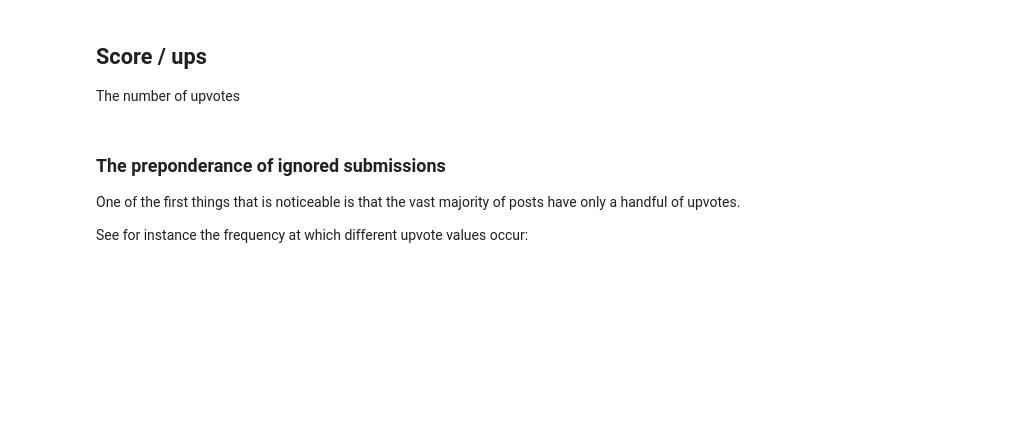
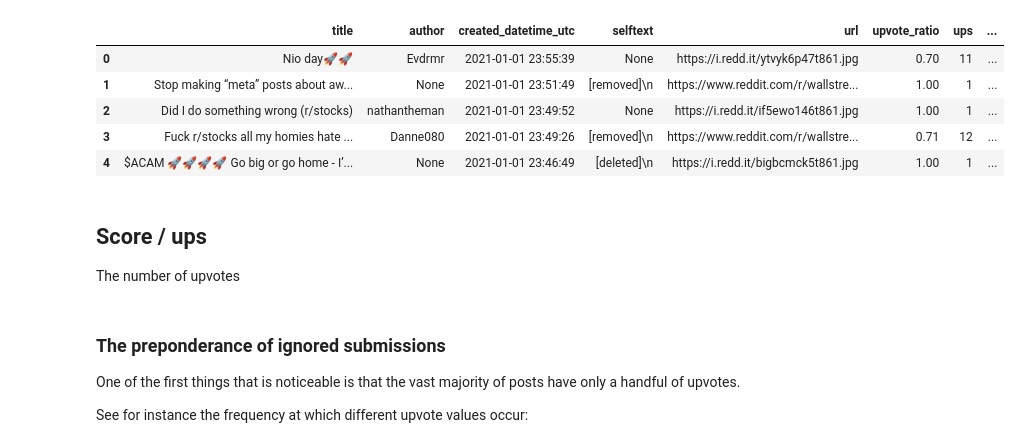
Before and after one commit to ElleNajt/ErdosInstitute-SIG_Project, a Jupyter notebook: ExploratoryDataAnalysis/FeatureByFeature.ipynb, the cells around one changed output. Saved outputs shown, nothing was run; the diff lists cells and outputs as text; code cells hidden in the pictures; blank space fills up the shorter version.

```diff
--- a/ExploratoryDataAnalysis/FeatureByFeature.ipynb
+++ b/ExploratoryDataAnalysis/FeatureByFeature.ipynb
@@ -1,6 +1,15 @@
 # %%
 from edahelper import *
 wsb = pd.read_pickle('../Data/wsb_cleaned.pkl')
+# %%
+wsb.head()
+# %% [output]
+|  | title | author | created_datetime_utc | selftext | url | upvote_ratio | ups | ... |
+| 0 | Nio day🚀🚀 | Evdrmr | 2021-01-01 23:55:39 | None | https://i.redd.it/ytvyk6p47t861.jpg | 0.70 | 11 | ... |
+| 1 | Stop making “meta” posts about aw... | None | 2021-01-01 23:51:49 | [removed]\n | https://www.reddit.com/r/wallstre... | 1.00 | 1 | ... |
+| 2 | Did I do something wrong (r/stocks) | nathantheman | 2021-01-01 23:49:52 | None | https://i.redd.it/if5ewo146t861.jpg | 1.00 | 1 | ... |
+| 3 | Fuck r/stocks all my homies hate ... | Danne080 | 2021-01-01 23:49:26 | [removed]\n | https://www.reddit.com/r/wallstre... | 0.71 | 12 | ... |
+| 4 | $ACAM 🚀🚀🚀🚀 Go big or go home - I’... | None | 2021-01-01 23:46:49 | [deleted]\n | https://i.redd.it/bigbcmck5t861.jpg | 1.00 | 1 | ... |
 # %% [markdown]
 ## Score / ups
 The number of upvotes
```
Also changed, not shown: parts of 8 cells of this notebook, 6 other files.
